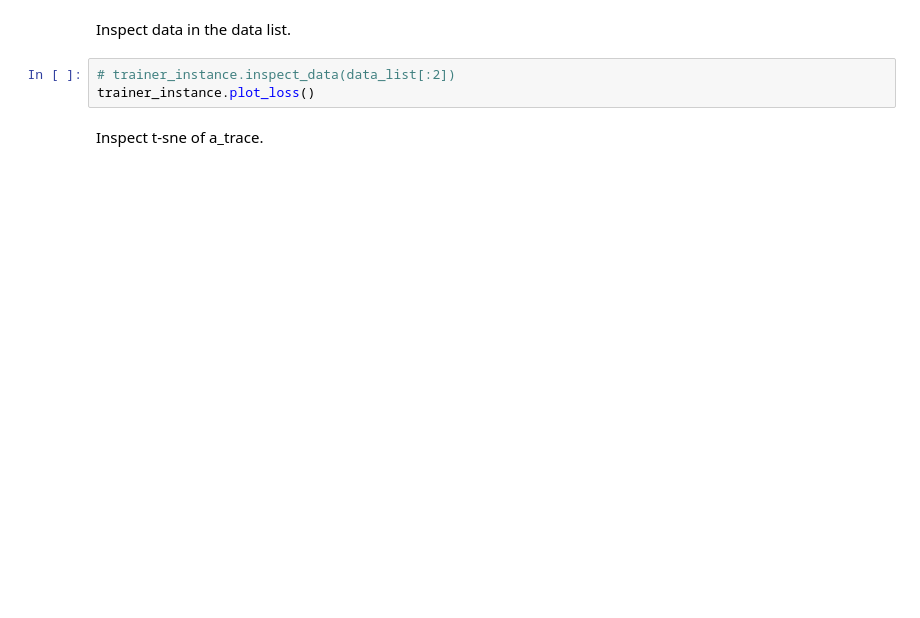
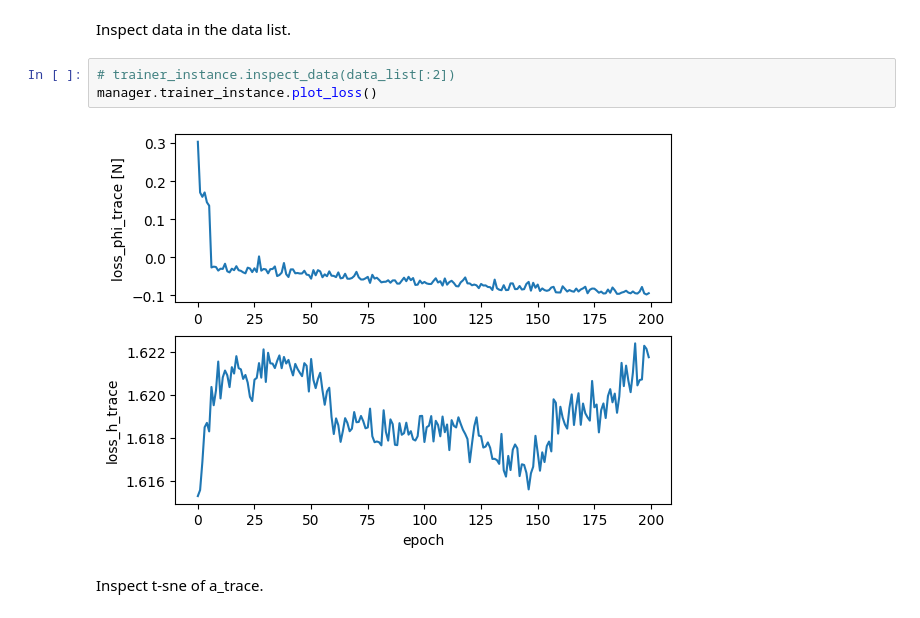
Before and after one commit to zzzzzzhym/DroneSimulator, a Jupyter notebook: learning/trainer_user_guide.ipynb, the cells around one changed output. Saved outputs shown, nothing was run; the diff lists cells and outputs as text; blank space fills up the shorter version.

```diff
--- a/learning/trainer_user_guide.ipynb
+++ b/learning/trainer_user_guide.ipynb
@@ -70,7 +70,9 @@ Loading normalization params file from
 Inspect data in the data list.
 # %%
 # trainer_instance.inspect_data(data_list[:2])
-trainer_instance.plot_loss()
+manager.trainer_instance.plot_loss()
+# %% [output]
+[figure, added]
 # %% [markdown]
 Inspect t-sne of a_trace.
 # %%
```
Also changed, not shown: parts of 7 cells of this notebook, 2 other files.
